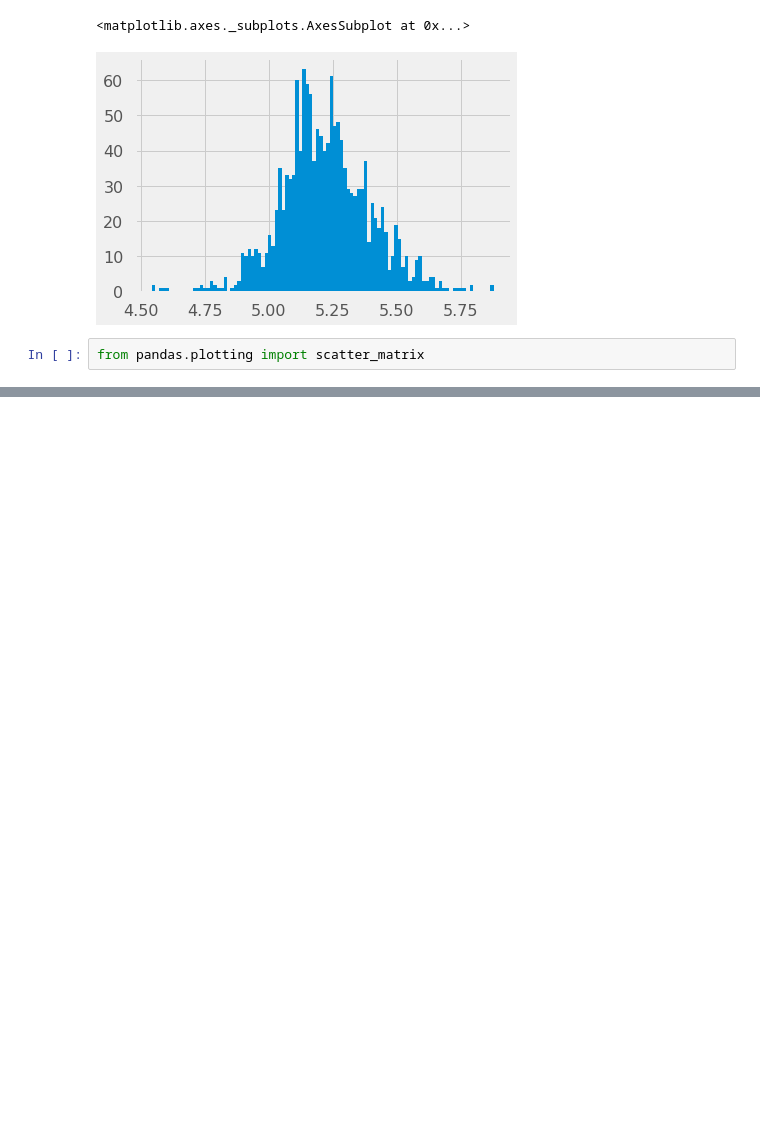
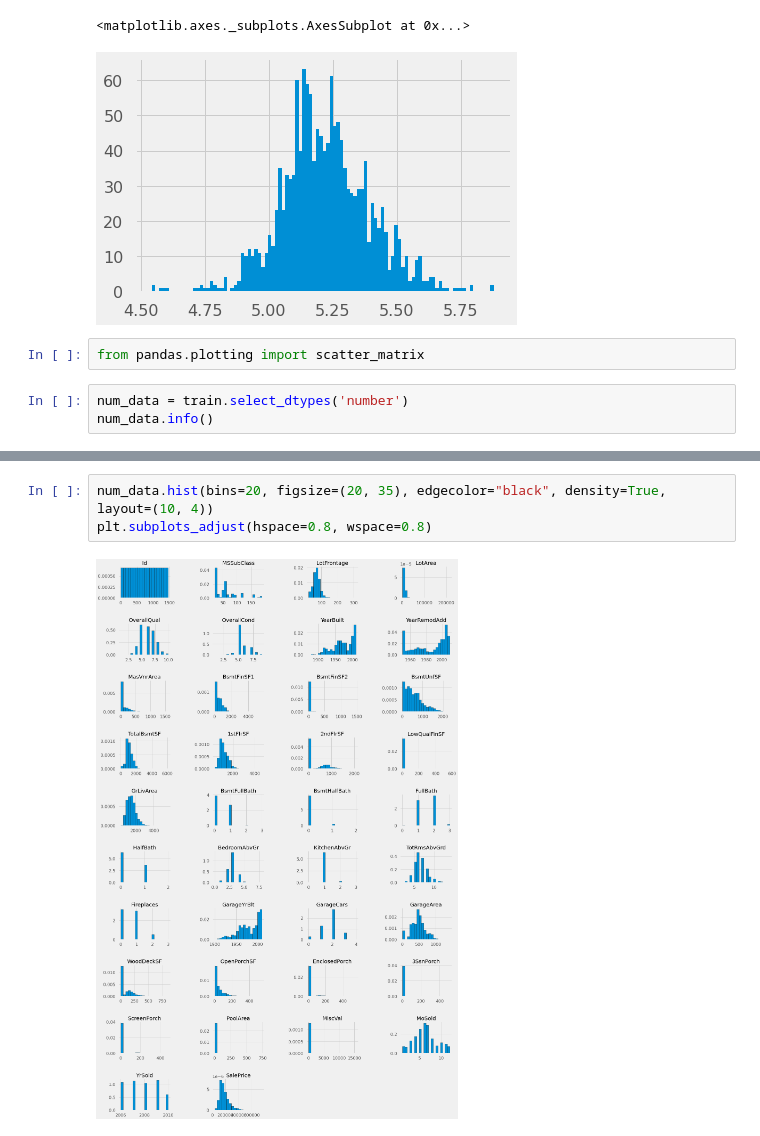
Before and after one commit to SlipShabby/kaggle, a Jupyter notebook: AmesHousingData.ipynb, the cells around one changed output, grey strips where cells are left out. Saved outputs shown, nothing was run; the diff lists cells and outputs as text; blank space fills up the shorter version.

```diff
--- a/AmesHousingData.ipynb
+++ b/AmesHousingData.ipynb
@@ -117,3 +117,6 @@ pd.Series(x).hist(bins=100)
 [figure]
 # %%
 from pandas.plotting import scatter_matrix
+# %%
+num_data = train.select_dtypes('number')
+num_data.info()
@@ -119,0 +141,5 @@ from pandas.plotting import scatter_matrix
+# %%
+num_data.hist(bins=20, figsize=(20, 35), edgecolor="black", density=True, layout=(10, 4))
+plt.subplots_adjust(hspace=0.8, wspace=0.8)
+# %% [output]
+[figure, added]
```
Also changed, not shown: parts of 9 cells of this notebook.
